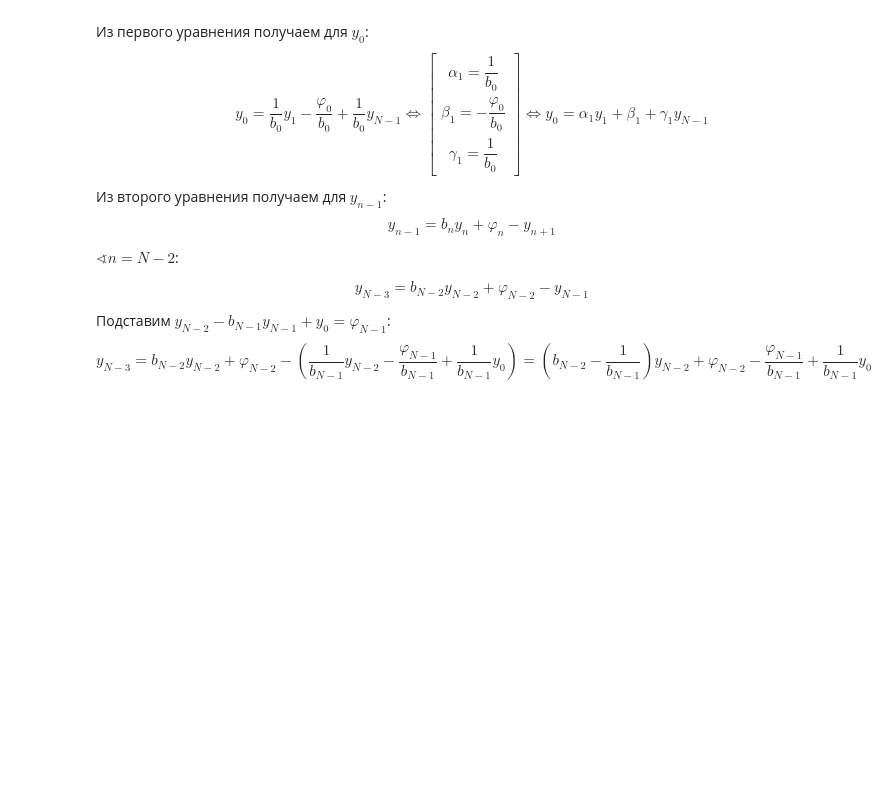
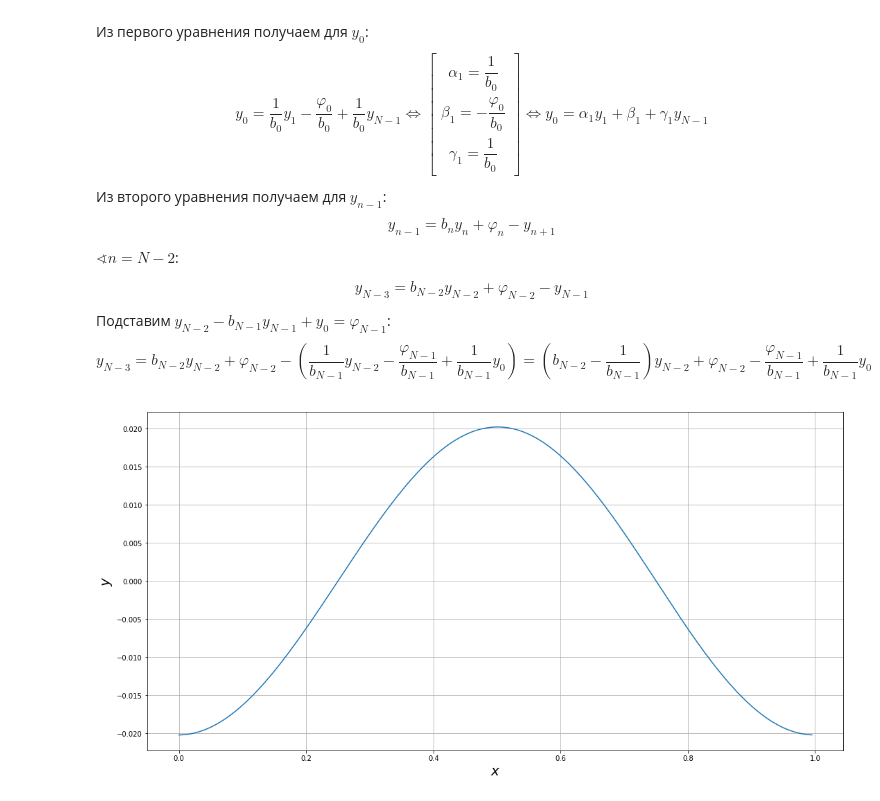
Before and after one commit to derzhavin3016/CompMath, a Jupyter notebook: Lab9/Lab9.ipynb, the cells around one changed output. Drawn from its saved outputs; the diff is of its cells as text; code cells hidden in the pictures; blank space fills up the shorter version.

Commit message:
[Lab9] Implemented task by solving system using np.linalg.solve()

```diff
--- a/Lab9/Lab9.ipynb
+++ b/Lab9/Lab9.ipynb
@@ -97,0 +101,19 @@ $$
+# %%
+h = 0.005
+N =  int(1 / h)
+x = np.array([k * h for k in range(N)])
+b = -(2 + h**2 * (10 + np.sin(2 * np.pi * x)))
+phi = h**2 * np.cos(2 * np.pi * x)
+
+mat = np.diag(b) + np.diag(np.ones(N-1), 1) + np.diag(np.ones(N-1), -1)
+mat[0][-1] = mat[-1][0] = 1
+
+y = np.linalg.solve(mat, phi)
+
+plt.figure(figsize=(18, 9))
+plt.plot(x, y)
+plt.xlabel("$x$", fontsize=20)
+plt.ylabel("$y$", fontsize=20)
+plt.grid()
+# %% [output]
+[figure, added]
```
Also changed, not shown: parts of 1 cell of this notebook.
